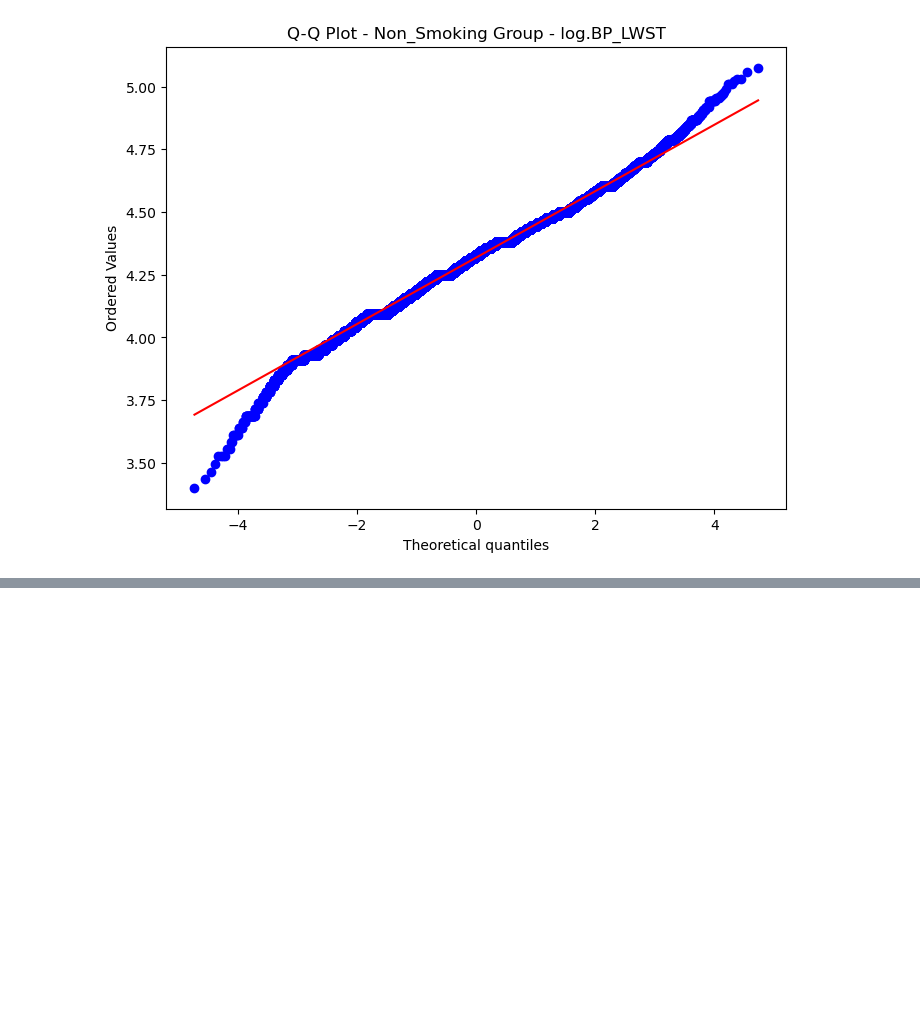
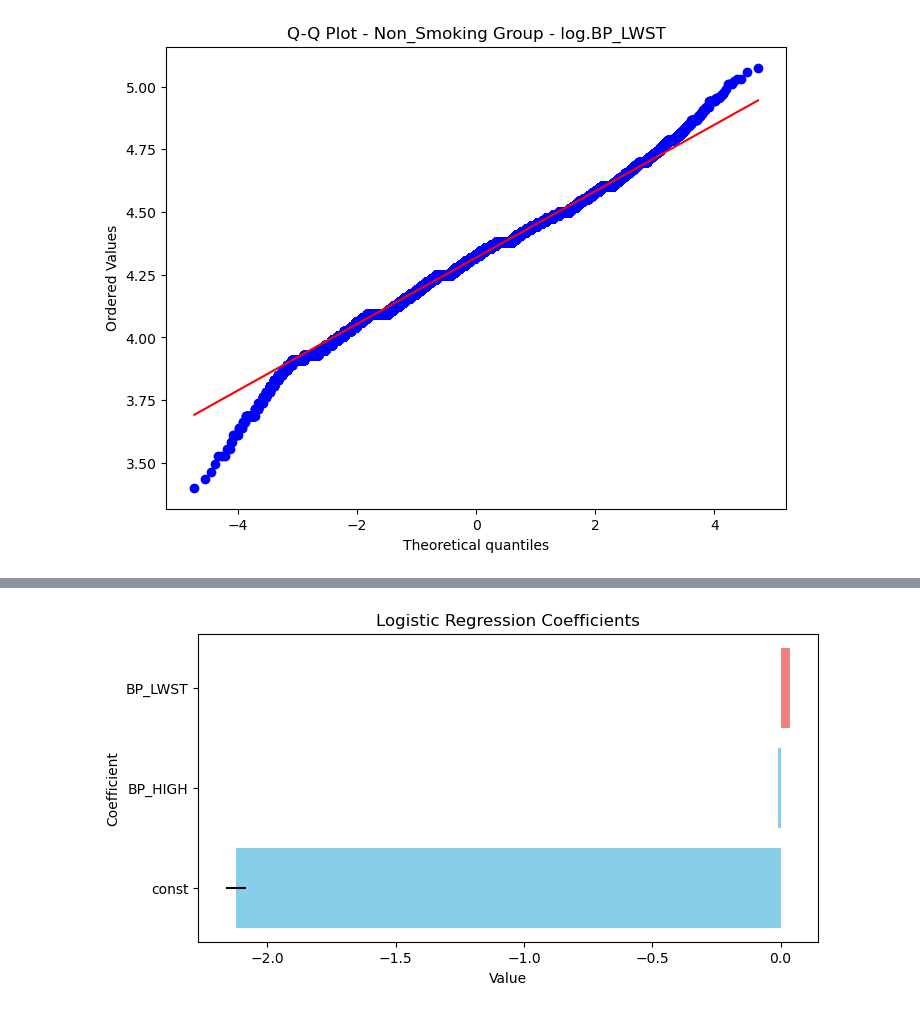
Before and after one commit to 2023-2-SDA-team/final_team_project, a Jupyter notebook: tension.ipynb, the cells around one changed output, grey strips where cells are left out. Saved outputs shown, nothing was run; the diff lists cells and outputs as text; code cells hidden in the pictures; blank space fills up the shorter version.

```diff
--- a/tension.ipynb
+++ b/tension.ipynb
@@ -421 +451,17 @@ BP_LWST        0.0372      0.000     94.984      0.000       0.036       0.038
 ==============================================================================
+# %%
+import matplotlib.pyplot as plt
+
+# 계수와 신뢰 구간 추출
+coefficients = model.params
+conf_intervals = model.conf_int()
+
+# 가로로 수치, 세로로 계수를 막대 그래프로 표현
+fig, ax = plt.subplots(figsize=(8, 4))
+bars = ax.barh(coefficients.index, coefficients, xerr=(coefficients - conf_intervals[0], conf_intervals[1] - coefficients), color=['skyblue' if c < 0 else 'lightcoral' for c in coefficients])
+ax.set_title('Logistic Regression Coefficients')
+ax.set_xlabel('Value')
+ax.set_ylabel('Coefficient')
+plt.show()
+# %% [output]
+[figure, added]
```
Also changed, not shown: parts of 18 cells of this notebook, 2 other files.
